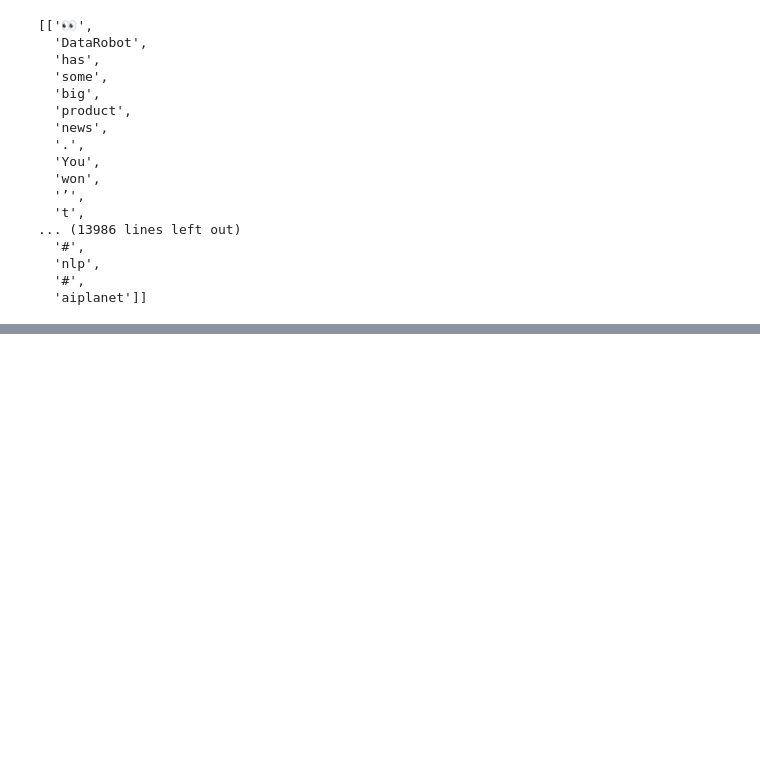
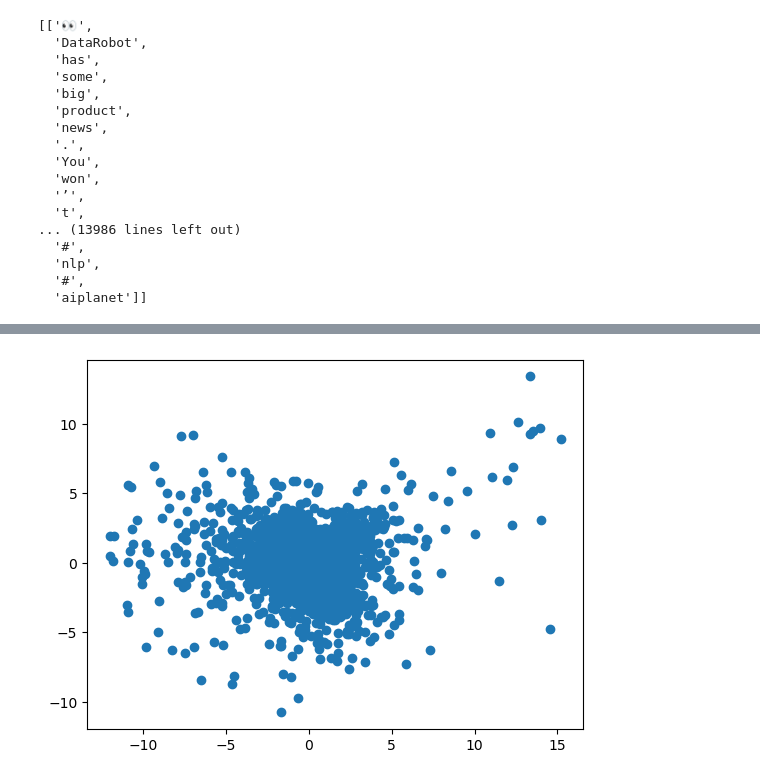
Before and after one commit to williamasesoftware/Research_bias, a Jupyter notebook: team_work.ipynb, the cells around one changed output, grey strips where cells are left out. Drawn from its saved outputs; the diff is of its cells as text; code cells hidden in the pictures; blank space fills up the shorter version.

```diff
--- a/team_work.ipynb
+++ b/team_work.ipynb
@@ -107,0 +108,20 @@ similitud
+# %%
+from gensim.models import Word2Vec
+from sklearn.decomposition import PCA
+import matplotlib.pyplot as plt
+
+# cargar modelo entrenado
+model = Word2Vec.load("mi_modelo_word2vec.model")
+
+# obtener vectores de palabras entrenados por Word2Vec
+word_vectors = model.wv.vectors
+
+# aplicar PCA
+pca = PCA(n_components=2)
+principal_components = pca.fit_transform(word_vectors)
+
+# graficar los componentes principales
+plt.scatter(principal_components[:, 0], principal_components[:, 1])
+plt.show()
+# %% [output]
+[figure, added]
```
Also changed, not shown: parts of 7 cells of this notebook, 1 other file.
